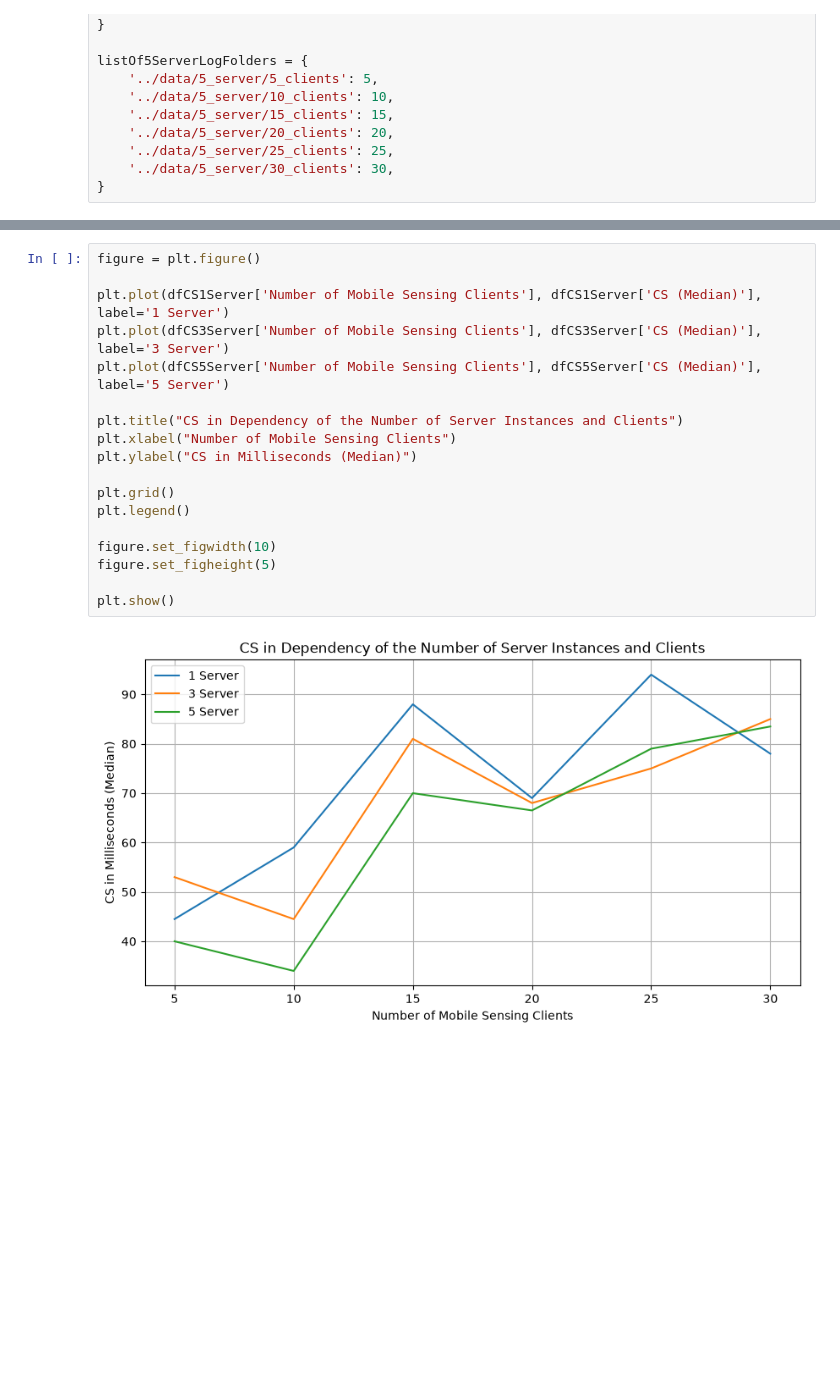
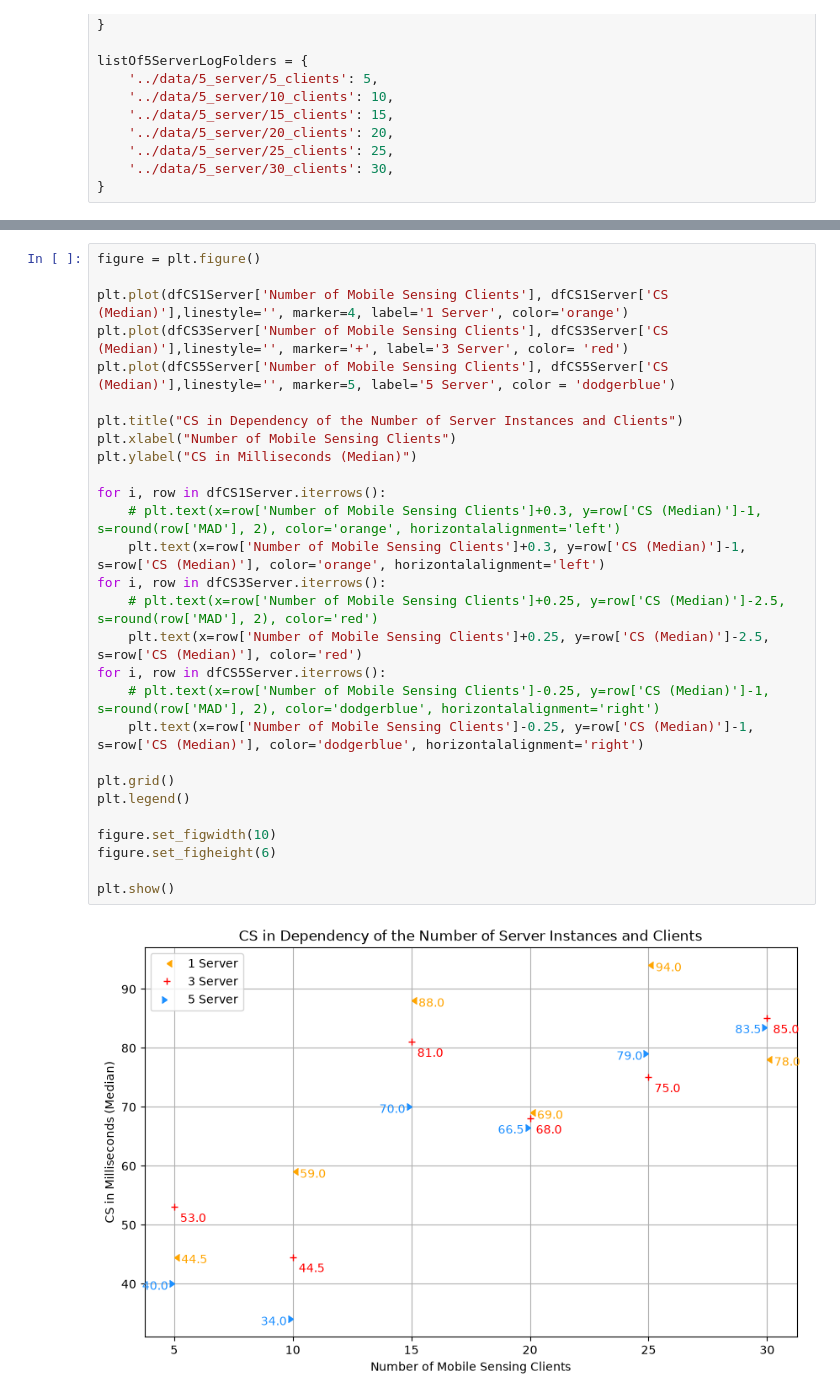
Before and after one commit to leopoldBlk/crowd-monitoring-mcs-application, a Jupyter notebook: evaluation/metricsCalculation/CS.ipynb, the cells around one changed output, grey strips where cells are left out. Cells and saved outputs as stored; diff of their text form; blank space fills up the shorter version.

```diff
--- a/evaluation/metricsCalculation/CS.ipynb
+++ b/evaluation/metricsCalculation/CS.ipynb
@@ -73,20 +120,30 @@ for (logFolder, clientNumber) in listOf5ServerLogFolders.items():
 # %%
 figure = plt.figure()
 
-plt.plot(dfCS1Server['Number of Mobile Sensing Clients'], dfCS1Server['CS (Median)'], label='1 Server')
-plt.plot(dfCS3Server['Number of Mobile Sensing Clients'], dfCS3Server['CS (Median)'], label='3 Server')
-plt.plot(dfCS5Server['Number of Mobile Sensing Clients'], dfCS5Server['CS (Median)'], label='5 Server')
+plt.plot(dfCS1Server['Number of Mobile Sensing Clients'], dfCS1Server['CS (Median)'],linestyle='', marker=4, label='1 Server', color='orange')
+plt.plot(dfCS3Server['Number of Mobile Sensing Clients'], dfCS3Server['CS (Median)'],linestyle='', marker='+', label='3 Server', color= 'red')
+plt.plot(dfCS5Server['Number of Mobile Sensing Clients'], dfCS5Server['CS (Median)'],linestyle='', marker=5, label='5 Server', color = 'dodgerblue')
 
 plt.title("CS in Dependency of the Number of Server Instances and Clients")
 plt.xlabel("Number of Mobile Sensing Clients")
 plt.ylabel("CS in Milliseconds (Median)")
 
+for i, row in dfCS1Server.iterrows():
+    # plt.text(x=row['Number of Mobile Sensing Clients']+0.3, y=row['CS (Median)']-1, s=round(row['MAD'], 2), color='orange', horizontalalignment='left')
+    plt.text(x=row['Number of Mobile Sensing Clients']+0.3, y=row['CS (Median)']-1, s=row['CS (Median)'], color='orange', horizontalalignment='left')
+for i, row in dfCS3Server.iterrows():
+    # plt.text(x=row['Number of Mobile Sensing Clients']+0.25, y=row['CS (Median)']-2.5, s=round(row['MAD'], 2), color='red')
+    plt.text(x=row['Number of Mobile Sensing Clients']+0.25, y=row['CS (Median)']-2.5, s=row['CS (Median)'], color='red')
+for i, row in dfCS5Server.iterrows():
+    # plt.text(x=row['Number of Mobile Sensing Clients']-0.25, y=row['CS (Median)']-1, s=round(row['MAD'], 2), color='dodgerblue', horizontalalignment='right')
+    plt.text(x=row['Number of Mobile Sensing Clients']-0.25, y=row['CS (Median)']-1, s=row['CS (Median)'], color='dodgerblue', horizontalalignment='right')
+
 plt.grid()
 plt.legend()
 
 figure.set_figwidth(10)
-figure.set_figheight(5)
+figure.set_figheight(6)
 
 plt.show()
 # %% [output]
-[figure, old version]
+[figure, new version]
```
Also changed, not shown: parts of 3 cells of this notebook.
